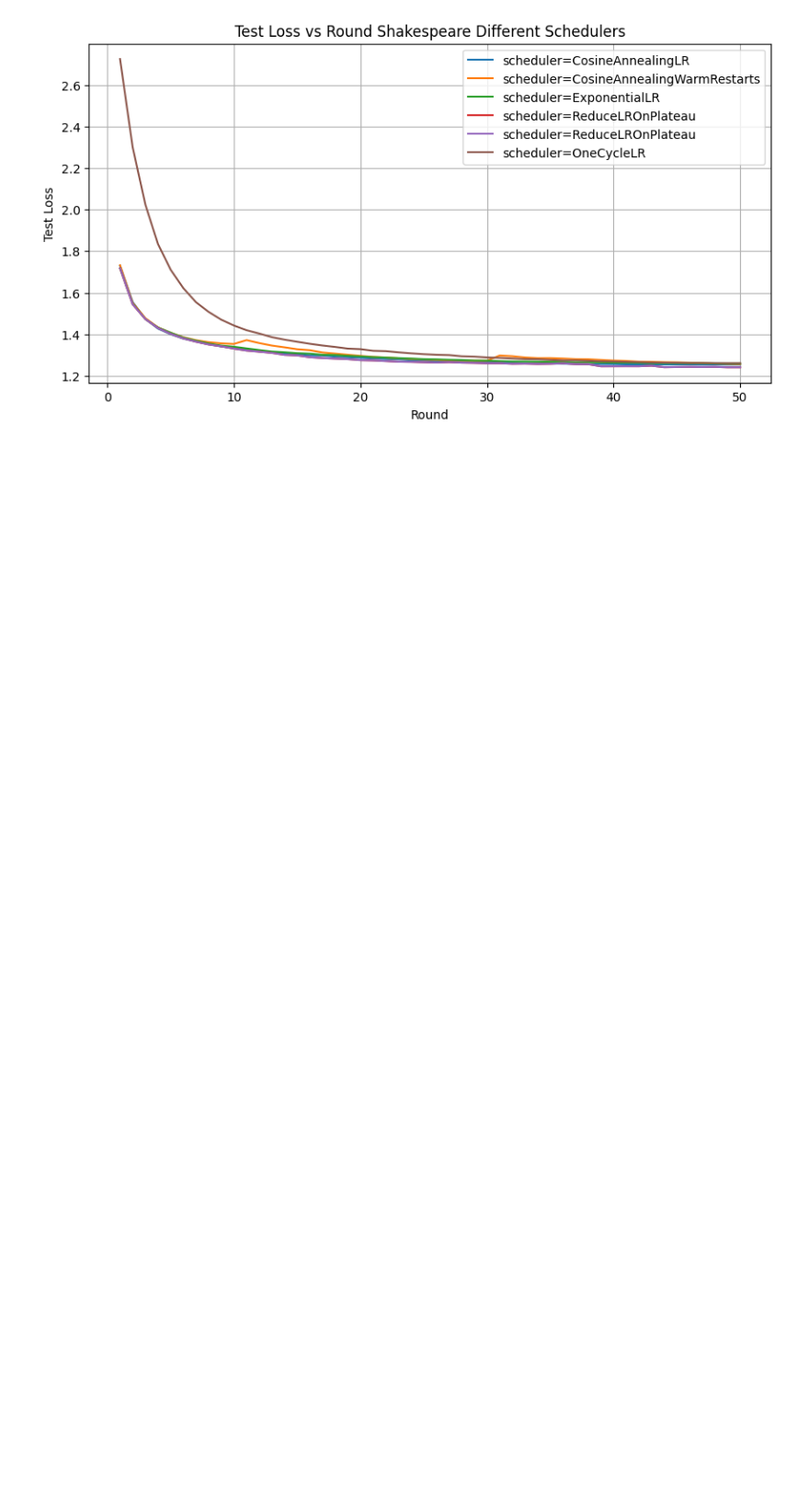
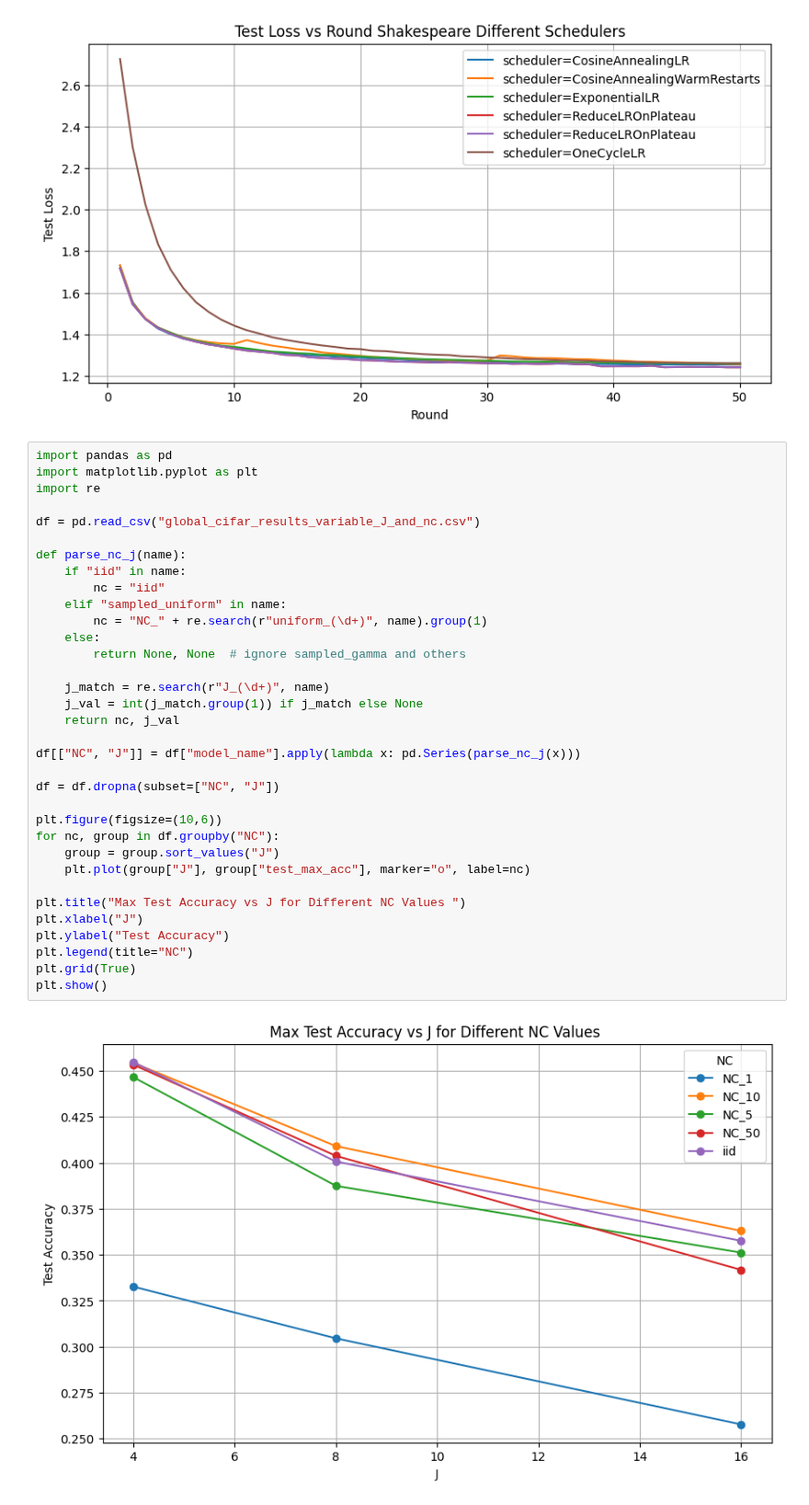
Before and after one commit to Scrivane/AML_project_5, a Jupyter notebook: graphs/make_graph.ipynb, the cells around one changed output. Shown at 92% size. Cells and saved outputs as stored; diff of their text form; blank space fills up the shorter version.

Commit message:
added old graph in new file

```diff
--- a/graphs/make_graph.ipynb
+++ b/graphs/make_graph.ipynb
@@ -195,3 +195,39 @@ plt.grid(True)
 plt.show()
 # %% [output]
 [figure]
+# %%
+import pandas as pd
+import matplotlib.pyplot as plt
+import re
+
+df = pd.read_csv("global_cifar_results_variable_J_and_nc.csv")
+
+def parse_nc_j(name):
+    if "iid" in name:
+        nc = "iid"
+    elif "sampled_uniform" in name:
+        nc = "NC_" + re.search(r"uniform_(\d+)", name).group(1)
+    else:
+        return None, None  # ignore sampled_gamma and others
+
+    j_match = re.search(r"J_(\d+)", name)
+    j_val = int(j_match.group(1)) if j_match else None
+    return nc, j_val
+
+df[["NC", "J"]] = df["model_name"].apply(lambda x: pd.Series(parse_nc_j(x)))
+
+df = df.dropna(subset=["NC", "J"])
+
+plt.figure(figsize=(10,6))
+for nc, group in df.groupby("NC"):
+    group = group.sort_values("J")
+    plt.plot(group["J"], group["test_max_acc"], marker="o", label=nc)
+
+plt.title("Max Test Accuracy vs J for Different NC Values ")
+plt.xlabel("J")
+plt.ylabel("Test Accuracy")
+plt.legend(title="NC")
+plt.grid(True)
+plt.show()
+# %% [output]
+[figure, added]
```
Also changed, not shown: 4 other files.
